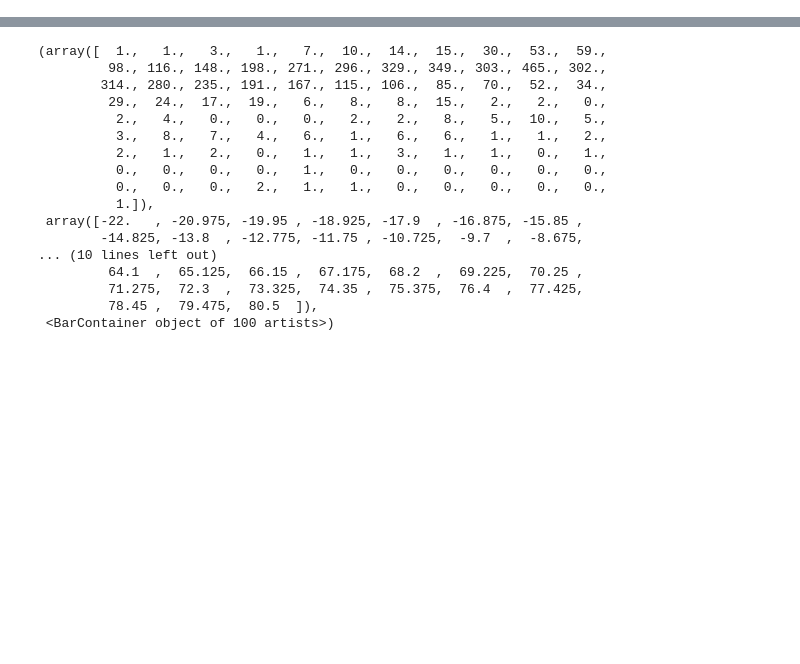
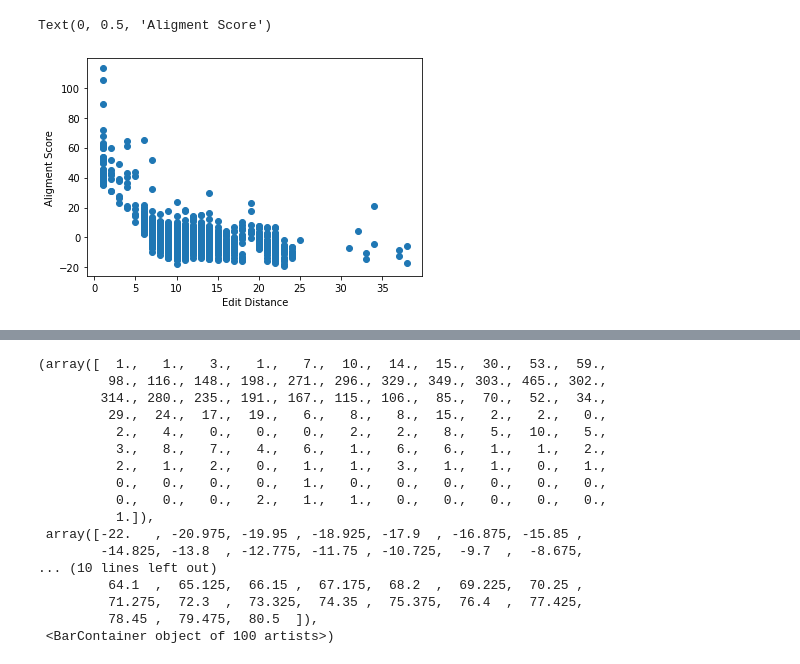
Before and after one commit to swansonk14/tcr-bert, a Jupyter notebook: jupyter/peptide_similarity.ipynb, the cells around one changed output, grey strips where cells are left out. Saved outputs shown, nothing was run; the diff lists cells and outputs as text; code cells hidden in the pictures; blank space fills up the shorter version.

```diff
--- a/jupyter/peptide_similarity.ipynb
+++ b/jupyter/peptide_similarity.ipynb
@@ -160,3 +164,10 @@ _ = plt.hist(peptide_pair_dists, bins=max(peptide_pair_dists) - min(peptide_pair
+# %%
+plt.scatter(peptide_pair_dists, peptide_pair_scores)
+plt.xlabel('Edit Distance')
+plt.ylabel('Aligment Score')
+# %% [output]
+Text(0, 0.5, 'Aligment Score')
+[figure, added]
 # %%
 num_peptides = 100  # len(peptides)
 scores = np.zeros((num_peptides, num_peptides))
```
Also changed, not shown: parts of 20 cells of this notebook.
